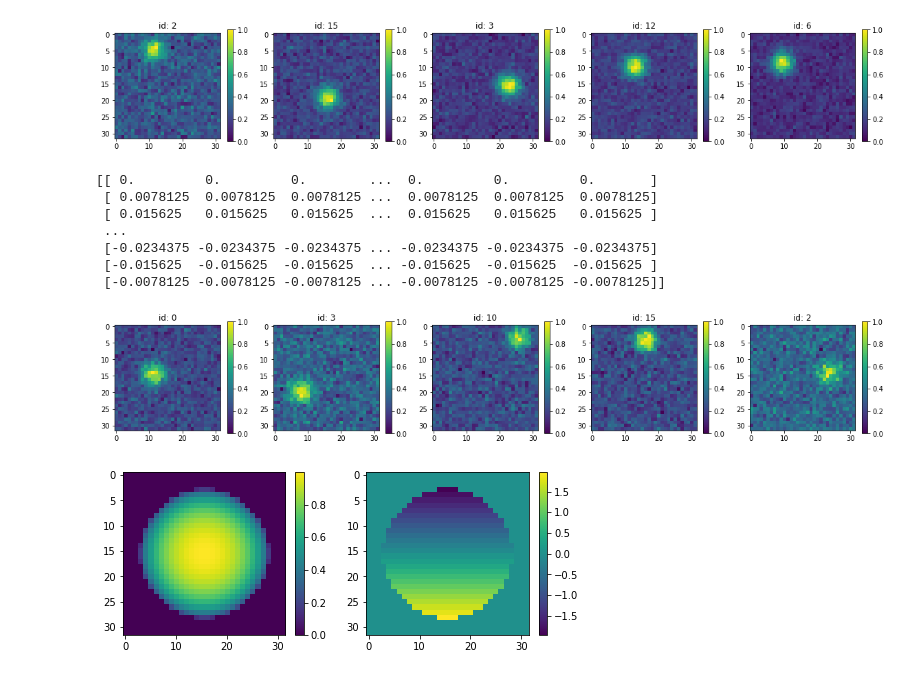
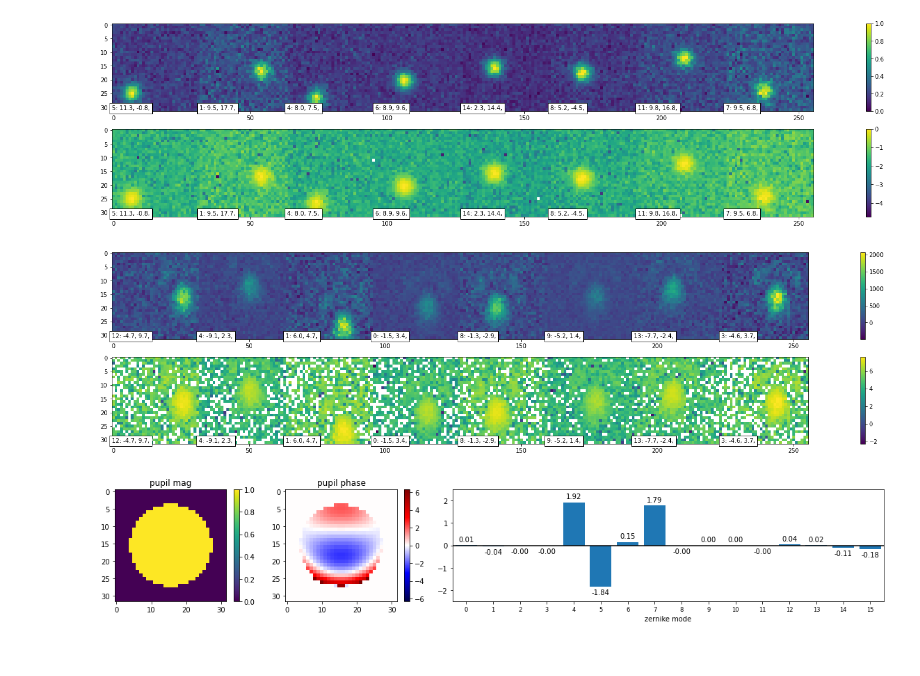
Before and after one commit to kkhchung/smlm-dl, a Jupyter notebook: smlm_dl/dataset_tests.ipynb, the cells around one changed output. Cells and saved outputs as stored; diff of their text form; code cells hidden in the pictures.

Commit message:
Improved inspecting dataset images and pupil.

```diff
--- a/smlm_dl/dataset_tests.ipynb
+++ b/smlm_dl/dataset_tests.ipynb
@@ -3,19 +6,22 @@ import dataset
 # %%
+reload(dataset)
 a = dataset.Gaussian2DPSFDataset(length=16, )
-dataset.inspect_psfs(a)
+dataset.inspect_images(a)
 # %% [output]
-[figure, old version]
+[figure, new version]
 # %%
-a = dataset.FourierOptics2DPSFDataset(length=16, psf_zerns={1:2}) #psf_zerns={4:0, 5:0.5, 7:1})
-dataset.inspect_psfs(a)
-print(a.kx)
+reload(dataset)
+import zernike
+reload(zernike)
+
+a = dataset.FourierOpticsPSFDataset(length=16,
+                                    out_size=(32,32),
+                                    psf_zerns={1:0, 4:2, 5:-2, 7:2},
+                                    noise_params={},
+                                    augmentations={dataset.Augmentation.NOISE_GAUSSIAN:0.1},
+                                    normalize=False) #psf_zerns={4:0, 5:0.5, 7:1})
+dataset.inspect_images(a)
+# print(a.kx)
 # %% [output]
-[[ 0.         0.         0.        ...  0.         0.         0.       ]
- [ 0.0078125  0.0078125  0.0078125 ...  0.0078125  0.0078125  0.0078125]
- [ 0.015625   0.015625   0.015625  ...  0.015625   0.015625   0.015625 ]
- ...
- [-0.0234375 -0.0234375 -0.0234375 ... -0.0234375 -0.0234375 -0.0234375]
- [-0.015625  -0.015625  -0.015625  ... -0.015625  -0.015625  -0.015625 ]
- [-0.0078125 -0.0078125 -0.0078125 ... -0.0078125 -0.0078125 -0.0078125]]
-[figure, old version]
+[figure, new version]
-[figure, old version]
+[figure, new version]
```
Also changed, not shown: parts of 6 cells of this notebook, 2 other files.
